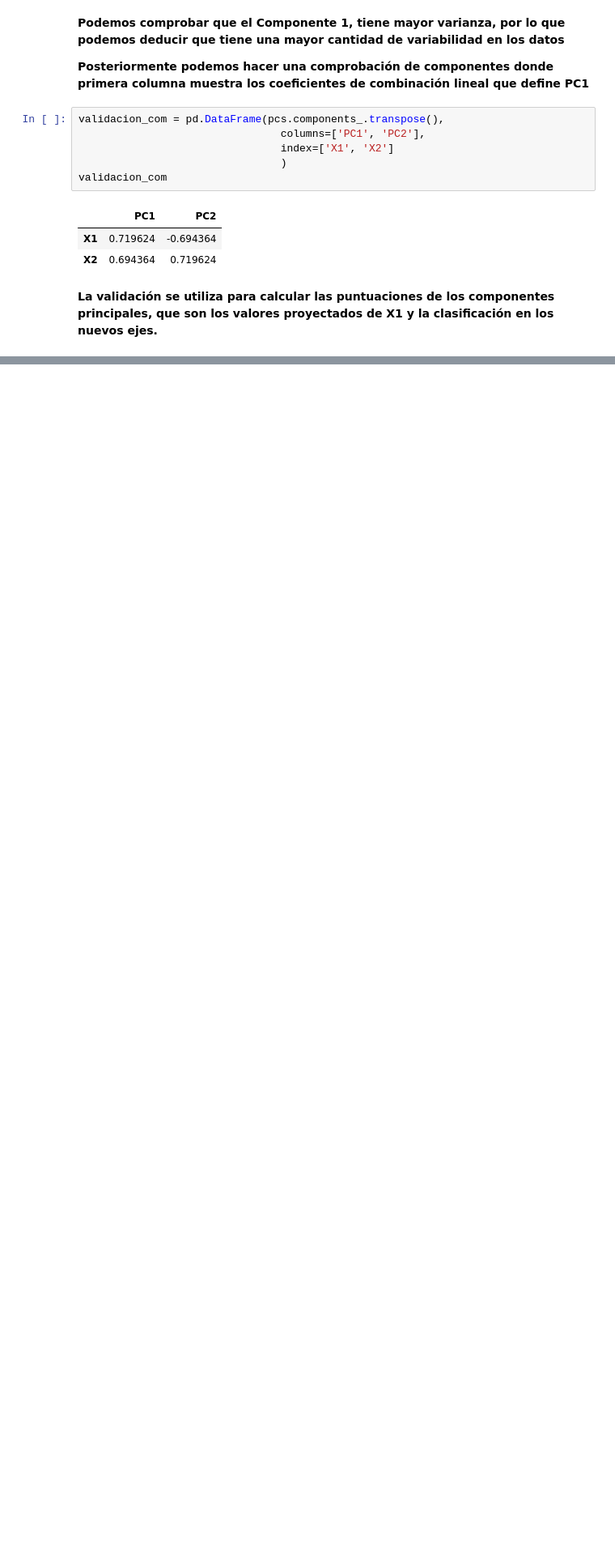
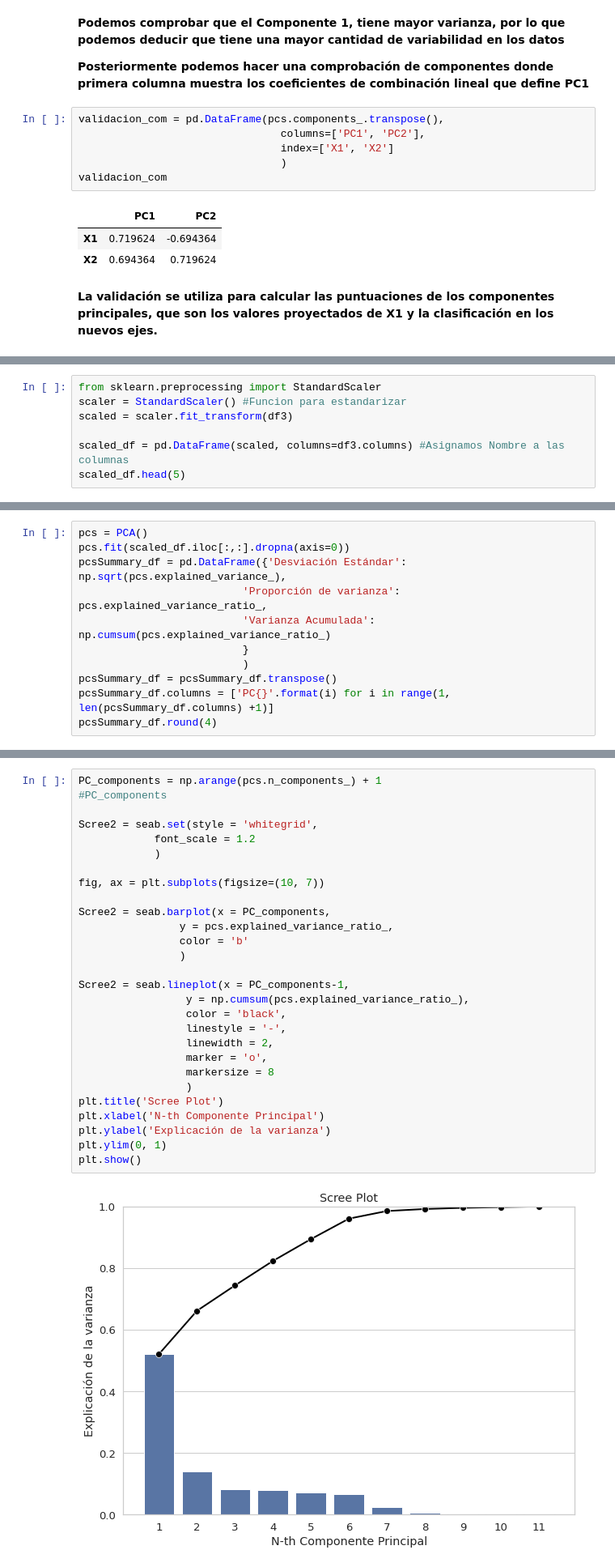
Before and after one commit to PosgradoMNA/actividades-del-projecto-equipo-118, a Jupyter notebook: Equipo118_Tarea2_Modulo3.ipynb, the cells around one changed output, grey strips where cells are left out. Shown at 81% size. Saved outputs shown, nothing was run; the diff lists cells and outputs as text; blank space fills up the shorter version.

```diff
--- a/Equipo118_Tarea2_Modulo3.ipynb
+++ b/Equipo118_Tarea2_Modulo3.ipynb
@@ -327,0 +312,7 @@ df3
+# %%
+from sklearn.preprocessing import StandardScaler
+scaler = StandardScaler() #Funcion para estandarizar
+scaled = scaler.fit_transform(df3)
+
+scaled_df = pd.DataFrame(scaled, columns=df3.columns) #Asignamos Nombre a las columnas
+scaled_df.head(5)
@@ -327,0 +344,11 @@ df3
+# %%
+pcs = PCA()
+pcs.fit(scaled_df.iloc[:,:].dropna(axis=0))
+pcsSummary_df = pd.DataFrame({'Desviación Estándar': np.sqrt(pcs.explained_variance_),
+                          'Proporción de varianza': pcs.explained_variance_ratio_,
+                          'Varianza Acumulada': np.cumsum(pcs.explained_variance_ratio_)
+                          }
+                          )
+pcsSummary_df = pcsSummary_df.transpose()
+pcsSummary_df.columns = ['PC{}'.format(i) for i in range(1, len(pcsSummary_df.columns) +1)]
+pcsSummary_df.round(4)
@@ -328,3 +364,33 @@ df3
+# %%
+PC_components = np.arange(pcs.n_components_) + 1
+#PC_components
+
+Scree2 = seab.set(style = 'whitegrid',
+            font_scale = 1.2
+            )
+
+fig, ax = plt.subplots(figsize=(10, 7))
+
+Scree2 = seab.barplot(x = PC_components,
+                y = pcs.explained_variance_ratio_,
+                color = 'b'
+                )
+
+Scree2 = seab.lineplot(x = PC_components-1,
+                 y = np.cumsum(pcs.explained_variance_ratio_),
+                 color = 'black',
+                 linestyle = '-',
+                 linewidth = 2,
+                 marker = 'o',
+                 markersize = 8
+                 )
+plt.title('Scree Plot')
+plt.xlabel('N-th Componente Principal')
+plt.ylabel('Explicación de la varianza')
+plt.ylim(0, 1)
+plt.show()
+# %% [output]
+[figure, added]
 # %% [markdown]
 ##**PARTE 3**
 
```
Also changed, not shown: parts of 8 cells of this notebook.
